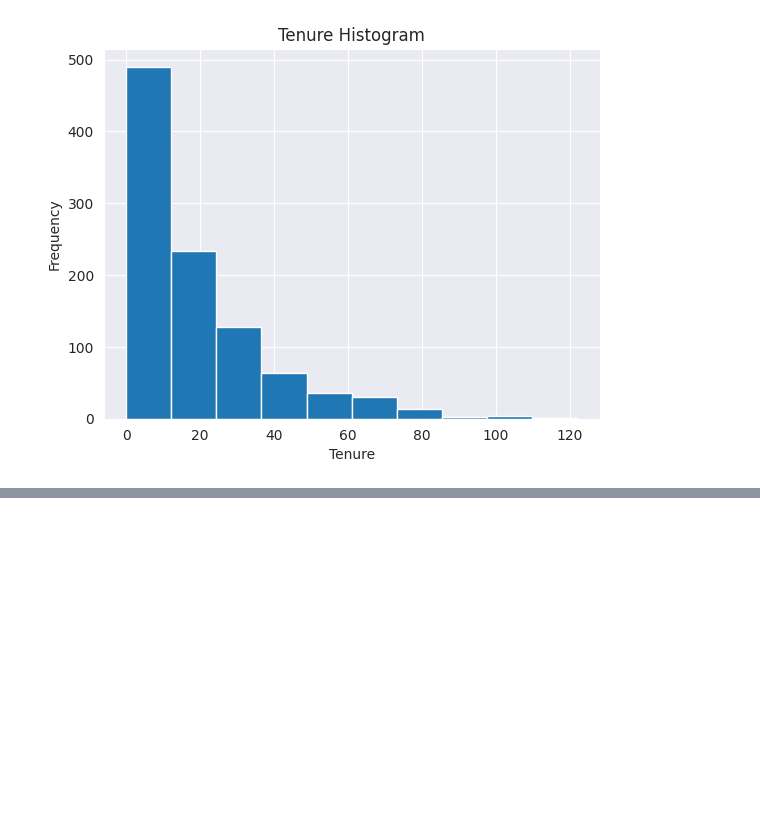
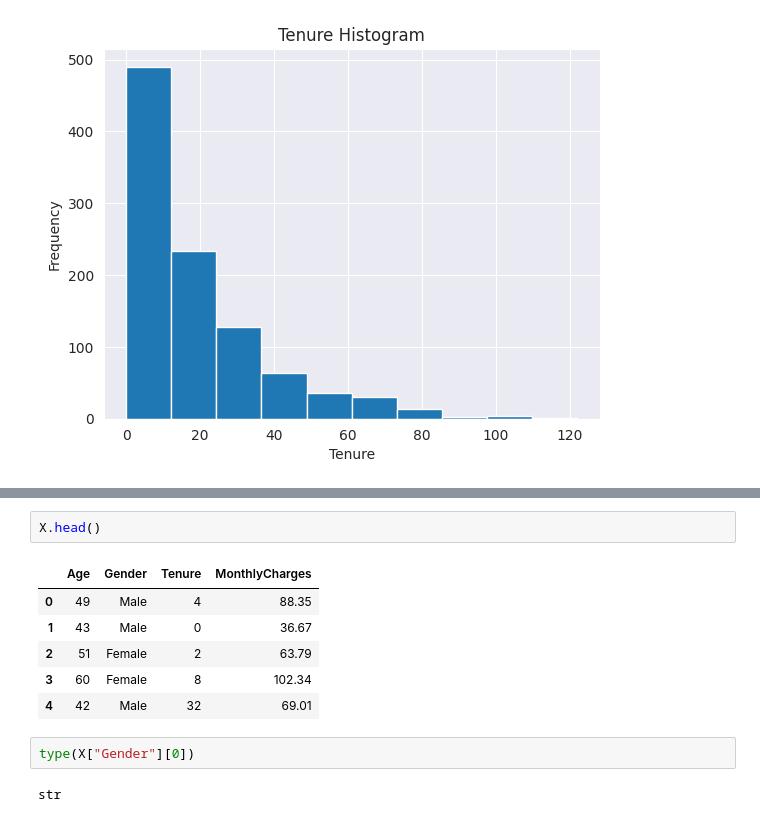
Before and after one commit to BarnaliBhowmik/PythonProjects, a Jupyter notebook: ChurnSurvivalAnalysisAndPredictionModel.ipynb, the cells around one changed output, grey strips where cells are left out. Saved outputs shown, nothing was run; the diff lists cells and outputs as text; blank space fills up the shorter version.

```diff
--- a/ChurnSurvivalAnalysisAndPredictionModel.ipynb
+++ b/ChurnSurvivalAnalysisAndPredictionModel.ipynb
@@ -231,0 +280,13 @@ plt.show()
+# %%
+X.head()
+# %% [output]
+|  | Age | Gender | Tenure | MonthlyCharges |
+| 0 | 49 | Male | 4 | 88.35 |
+| 1 | 43 | Male | 0 | 36.67 |
+| 2 | 51 | Female | 2 | 63.79 |
+| 3 | 60 | Female | 8 | 102.34 |
+| 4 | 42 | Male | 32 | 69.01 |
+# %%
+type(X["Gender"][0])
+# %% [output]
+str
```
Also changed, not shown: parts of 18 cells of this notebook.
